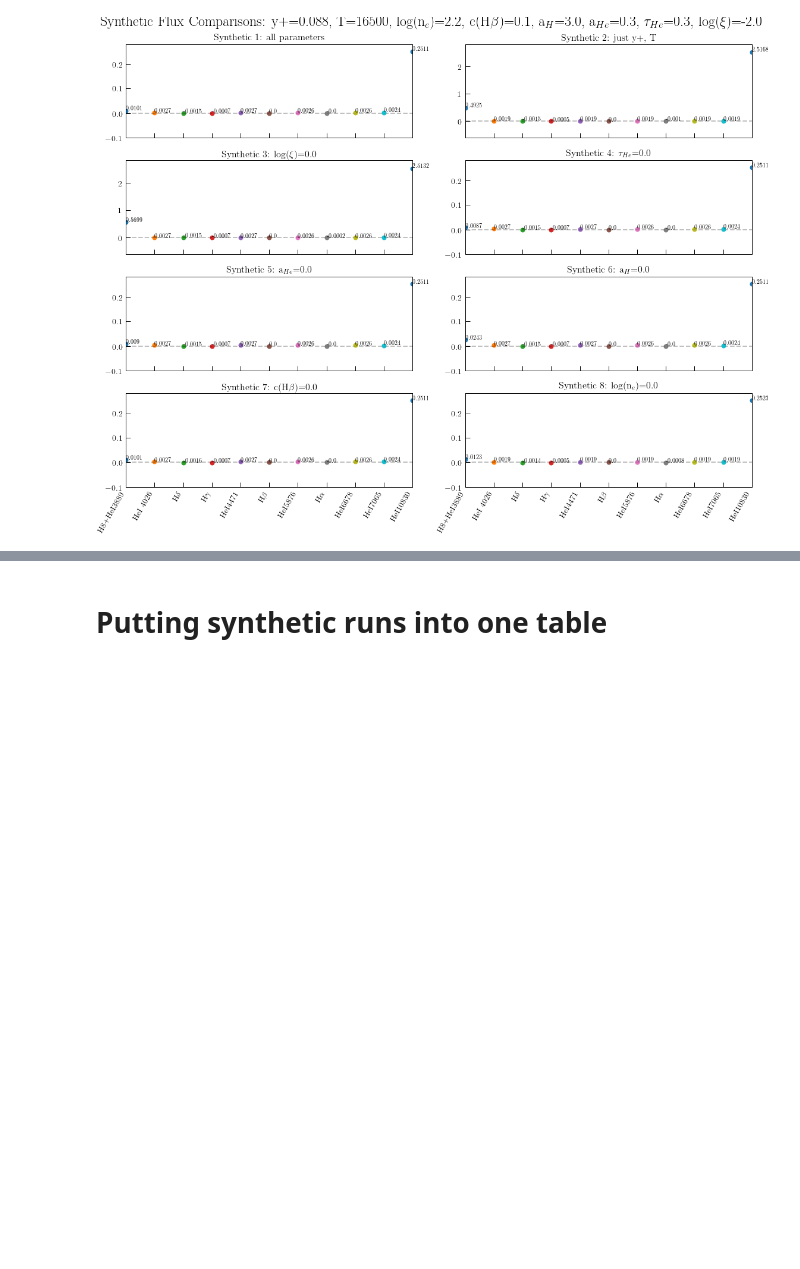
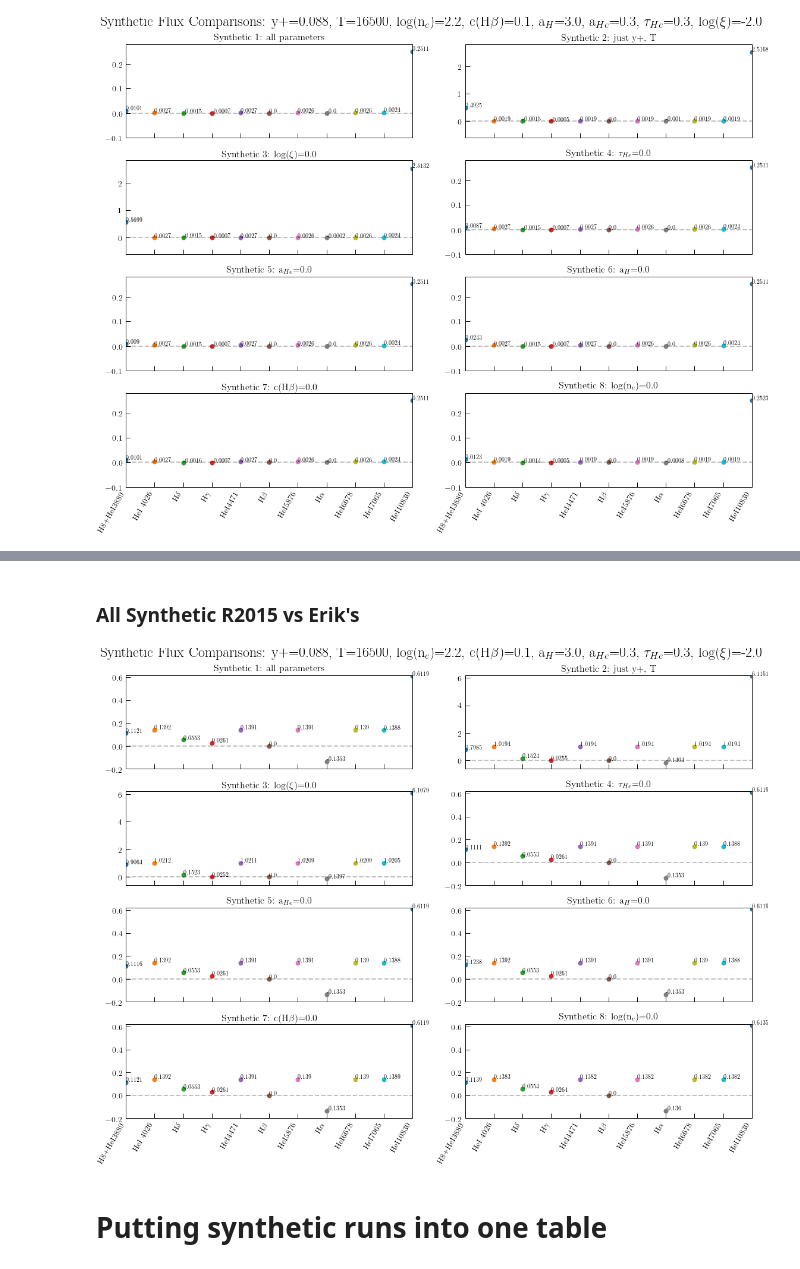
Before and after one commit to tiffanyhsyu/Yp, a Jupyter notebook: test_data/synthetic/synthetic_comparison.ipynb, the cells around one changed output, grey strips where cells are left out. Saved outputs shown, nothing was run; the diff lists cells and outputs as text; code cells hidden in the pictures; blank space fills up the shorter version.

```diff
--- a/test_data/synthetic/synthetic_comparison.ipynb
+++ b/test_data/synthetic/synthetic_comparison.ipynb
@@ -244,3 +239,67 @@ f.show()
+# %% [markdown]
+### All Synthetic R2015 vs Erik's
+# %%
+f, ax = plt.subplots(4,2, figsize=(16, 12), sharex=True)
+
+for c in range(1, len(erik.colnames)):
+    col = erik.colnames[c]
+    ax[0,0].plot(c, (erik[col][0]-R2015[col][0])/R2015[col][0], marker='o', markersize=8)
+    ax[0,0].text(c, (erik[col][0]-R2015[col][0])/R2015[col][0], str(round((erik[col][0]-R2015[col][0])/R2015[col][0], 4)))
+    ax[0,0].axhline(0.0, color='black', alpha=0.025, ls='--')
+    ax[0,0].set_xticks(np.arange(1, len(erik.colnames), 1))
+    ax[0,0].set_title('Synthetic 1: all parameters')
+    ax[0,0].set_ylim(-0.2, 0.62)
+    ax[0,1].plot(c, (erik[col][1]-R2015[col][1])/R2015[col][1], marker='o', markersize=8)
+    ax[0,1].text(c, (erik[col][1]-R2015[col][1])/R2015[col][1], str(round((erik[col][1]-R2015[col][1])/R2015[col][1], 4)))
+    ax[0,1].axhline(0.0, color='black', alpha=0.025, ls='--')
+    ax[0,1].set_xticks(np.arange(1, len(erik.colnames), 1))
+    ax[0,1].set_title('Synthetic 2: just y+, T')
+    ax[0,1].set_ylim(-0.6, 6.2)
+    ax[1,0].plot(c, (erik[col][2]-R2015[col][2])/R2015[col][2], marker='o', markersize=8)
+    ax[1,0].text(c, (erik[col][2]-R2015[col][2])/R2015[col][2], str(round((erik[col][2]-R2015[col][2])/R2015[col][2], 4)))
+    ax[1,0].axhline(0.0, color='black', alpha=0.025, ls='--')
+    ax[1,0].set_xticks(np.arange(1, len(erik.colnames), 1))
+    ax[1,0].set_title(r'Synthetic 3: log($\xi$)=0.0')
+    ax[1,0].set_ylim(-0.6, 6.2)
+    ax[1,1].plot(c, (erik[col][3]-R2015[col][3])/R2015[col][3], marker='o', markersize=8)
+    ax[1,1].text(c, (erik[col][3]-R2015[col][3])/R2015[col][3], str(round((erik[col][3]-R2015[col][3])/R2015[col][3], 4)))
+    ax[1,1].axhline(0.0, color='black', alpha=0.025, ls='--')
+    ax[1,1].set_xticks(np.arange(1, len(erik.colnames), 1))
+    ax[1,1].set_title(r'Synthetic 4: $\tau_{He}$=0.0')
+    ax[1,1].set_ylim(-0.2, 0.62)
+    ax[2,0].plot(c, (erik[col][4]-R2015[col][4])/R2015[col][4], marker='o', markersize=8)
+    ax[2,0].text(c, (erik[col][4]-R2015[col][4])/R2015[col][4], str(round((erik[col][4]-R2015[col][4])/R2015[col][4], 4)))
+    ax[2,0].axhline(0.0, color='black', alpha=0.025, ls='--')
+    ax[2,0].set_xticks(np.arange(1, len(erik.colnames), 1))
+    ax[2,0].set_title(r'Synthetic 5: a$_{He}$=0.0')
+    ax[2,0].set_ylim(-0.2, 0.62)
+    ax[2,1].plot(c, (erik[col][5]-R2015[col][5])/R2015[col][5], marker='o', markersize=8)
+    ax[2,1].text(c, (erik[col][5]-R2015[col][5])/R2015[col][5], str(round((erik[col][5]-R2015[col][5])/R2015[col][5], 4)))
+    ax[2,1].axhline(0.0, color='black', alpha=0.025, ls='--')
+    ax[2,1].set_xticks(np.arange(1, len(erik.colnames), 1))
+    ax[2,1].set_title(r'Synthetic 6: a$_{H}$=0.0')
+    ax[2,1].set_ylim(-0.2, 0.62)
+    ax[3,0].plot(c, (erik[col][6]-R2015[col][6])/R2015[col][6], marker='o', markersize=8)
+    ax[3,0].text(c, (erik[col][6]-R2015[col][6])/R2015[col][6], str(round((erik[col][6]-R2015[col][6])/R2015[col][6], 4)))
+    ax[3,0].axhline(0.0, color='black', alpha=0.025, ls='--')
+    ax[3,0].set_xticks(np.arange(1, len(erik.colnames), 1))
+    ax[3,0].set_title(r'Synthetic 7: c(H$\beta$)=0.0')
+    ax[3,0].set_ylim(-0.2, 0.62)
+    ax[3,0].set_xticklabels(['H8+HeI3889','HeI 4026', r'H$\delta$',r'H$\gamma$','HeI4471', \
+                            r'H$\beta$', 'HeI5876',r'H$\alpha$','HeI6678','HeI7065','HeI10830'], rotation=60, ha='right')
+    ax[3,1].plot(c, (erik[col][7]-R2015[col][7])/R2015[col][7], marker='o', markersize=8)
+    ax[3,1].text(c, (erik[col][7]-R2015[col][7])/R2015[col][7], str(round((erik[col][7]-R2015[col][7])/R2015[col][7], 4)))
+    ax[3,1].axhline(0.0, color='black', alpha=0.025, ls='--')
+    ax[3,1].set_xticks(np.arange(1, len(erik.colnames), 1))
+    ax[3,1].set_title(r'Synthetic 8: log(n$_{e}$)=0.0')
+    ax[3,1].set_ylim(-0.2, 0.62)
+    ax[3,1].set_xticklabels(['H8+HeI3889','HeI 4026', r'H$\delta$',r'H$\gamma$','HeI4471', \
+                            r'H$\beta$', 'HeI5876',r'H$\alpha$','HeI6678','HeI7065','HeI10830'], rotation=60, ha='right')
+f.suptitle(r'Synthetic Flux Comparisons: y+=0.088, T=16500, log(n$_{e}$)=2.2, c(H$\beta$)=0.1, a$_{H}$=3.0, a$_{He}$=0.3, $\tau_{He}$=0.3, log($\xi$)=-2.0', y=1.02, fontsize=24)
+f.savefig('/Users/thsyu/Software/Yp/test_data/synthetic/synthetic_flux-R2015comparison.pdf', overwrite=True)
+f.show()
+# %% [output]
+[figure, added]
 # %% [markdown]
 # Putting synthetic runs into one table
 # %% [raw]
```
Also changed, not shown: parts of 14 cells of this notebook, 2 other files.
